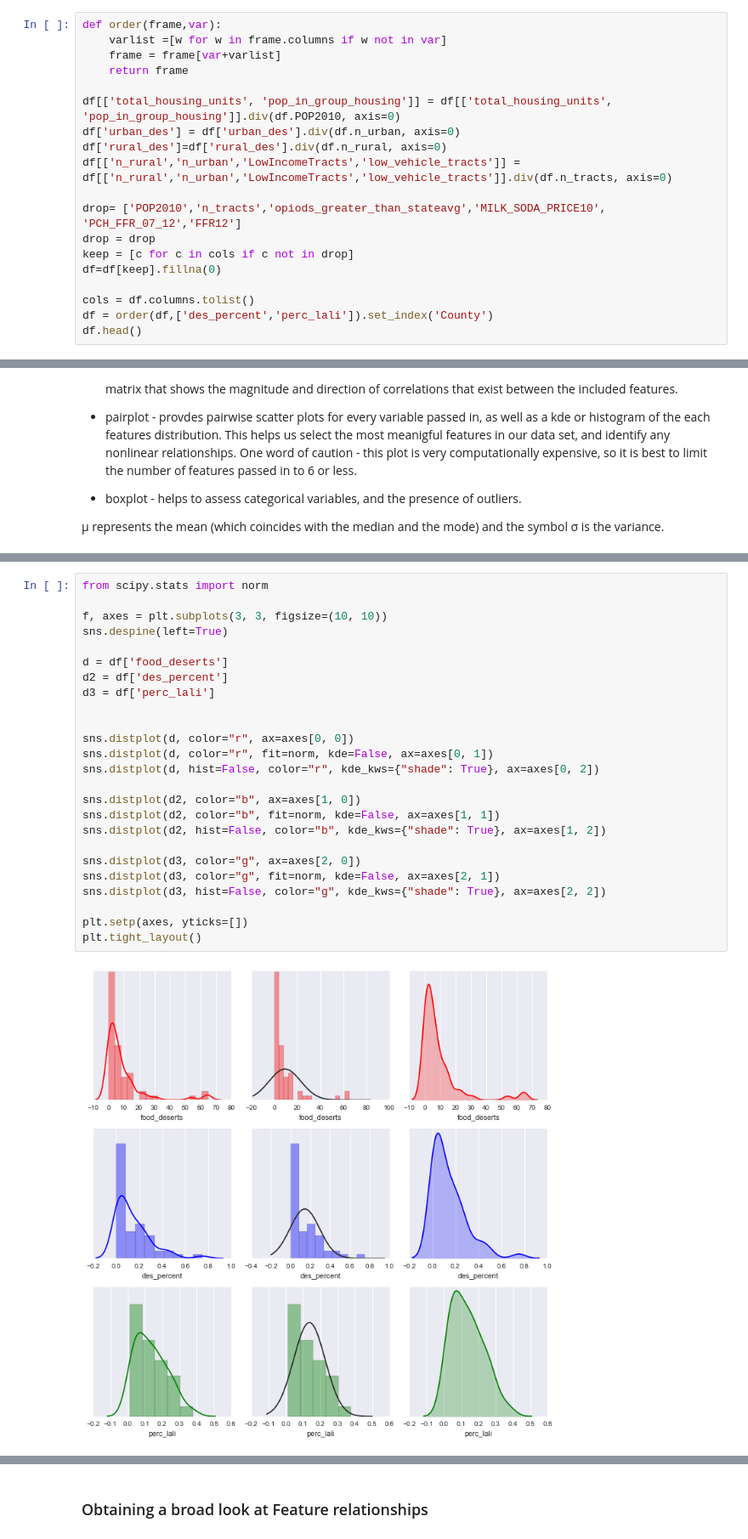
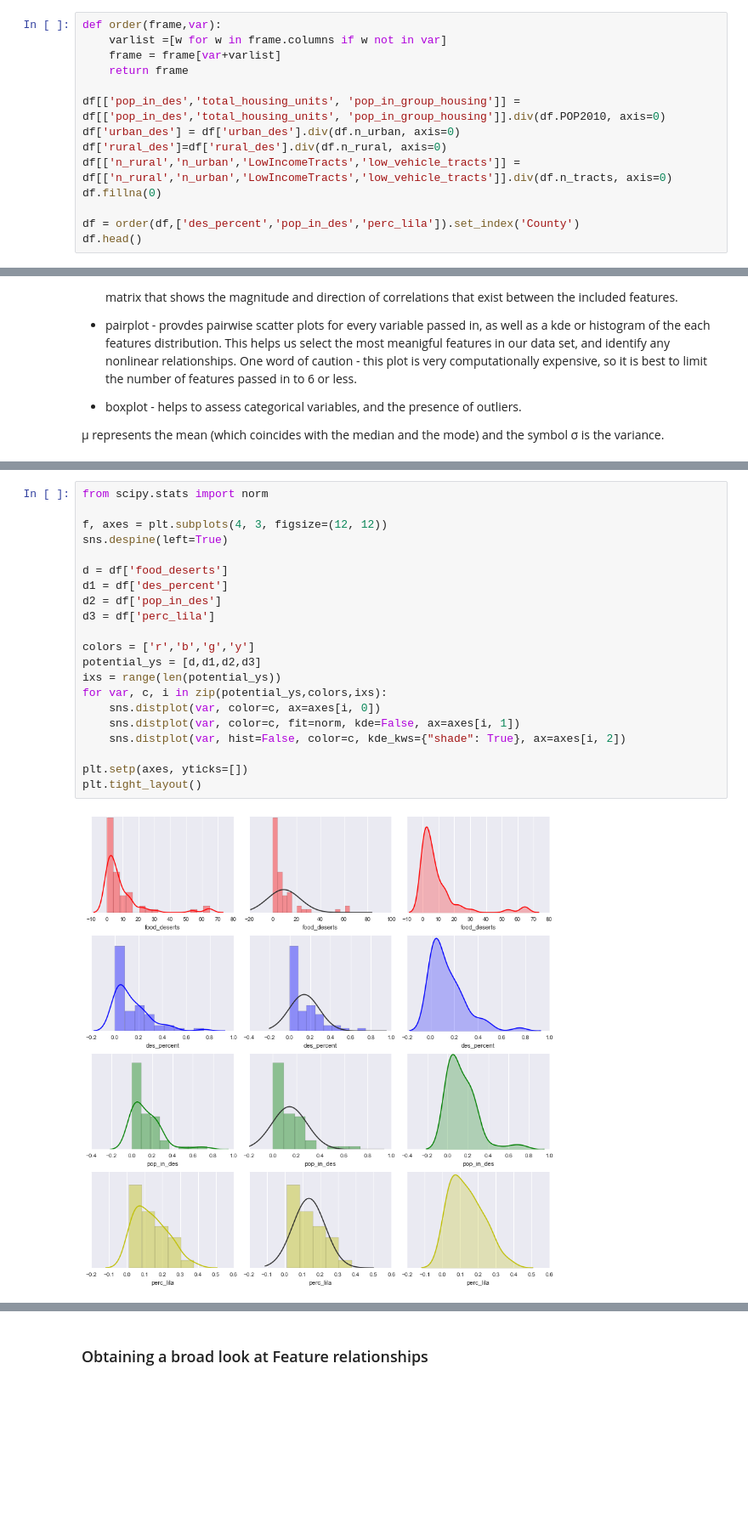
Before and after one commit to JamesSkane/desert_workspace, a Jupyter notebook: Single_predictor_lin_reg.ipynb, the cells around one changed output, grey strips where cells are left out. Shown at 85% size. Cells and saved outputs as stored; diff of their text form; blank space fills up the shorter version.

```diff
--- a/Single_predictor_lin_reg.ipynb
+++ b/Single_predictor_lin_reg.ipynb
@@ -55,17 +45,12 @@ def order(frame,var):
     frame = frame[var+varlist]
     return frame
 
-df[['total_housing_units', 'pop_in_group_housing']] = df[['total_housing_units', 'pop_in_group_housing']].div(df.POP2010, axis=0)
+df[['pop_in_des','total_housing_units', 'pop_in_group_housing']] = df[['pop_in_des','total_housing_units', 'pop_in_group_housing']].div(df.POP2010, axis=0)
 df['urban_des'] = df['urban_des'].div(df.n_urban, axis=0)
 df['rural_des']=df['rural_des'].div(df.n_rural, axis=0)
 df[['n_rural','n_urban','LowIncomeTracts','low_vehicle_tracts']] = df[['n_rural','n_urban','LowIncomeTracts','low_vehicle_tracts']].div(df.n_tracts, axis=0)
+df.fillna(0)
 
-drop= ['POP2010','n_tracts','opiods_greater_than_stateavg','MILK_SODA_PRICE10', 'PCH_FFR_07_12','FFR12']
-drop = drop
-keep = [c for c in cols if c not in drop]
-df=df[keep].fillna(0)
-
-cols = df.columns.tolist()
-df = order(df,['des_percent','perc_lali']).set_index('County')
+df = order(df,['des_percent','pop_in_des','perc_lila']).set_index('County')
 df.head()
 # %% [output]
@@ -115,27 +105,23 @@ Before moving forward, lets refresh our memory of what our dataset looks like. T
 # %%
 from scipy.stats import norm
 
-f, axes = plt.subplots(3, 3, figsize=(10, 10))
+f, axes = plt.subplots(4, 3, figsize=(12, 12))
 sns.despine(left=True)
 
 d = df['food_deserts']
-d2 = df['des_percent']
-d3 = df['perc_lali']
+d1 = df['des_percent']
+d2 = df['pop_in_des']
+d3 = df['perc_lila']
 
-
-sns.distplot(d, color="r", ax=axes[0, 0])
-sns.distplot(d, color="r", fit=norm, kde=False, ax=axes[0, 1])
-sns.distplot(d, hist=False, color="r", kde_kws={"shade": True}, ax=axes[0, 2])
-
-sns.distplot(d2, color="b", ax=axes[1, 0])
-sns.distplot(d2, color="b", fit=norm, kde=False, ax=axes[1, 1])
-sns.distplot(d2, hist=False, color="b", kde_kws={"shade": True}, ax=axes[1, 2])
-
-sns.distplot(d3, color="g", ax=axes[2, 0])
-sns.distplot(d3, color="g", fit=norm, kde=False, ax=axes[2, 1])
-sns.distplot(d3, hist=False, color="g", kde_kws={"shade": True}, ax=axes[2, 2])
+colors = ['r','b','g','y']
+potential_ys = [d,d1,d2,d3]
+ixs = range(len(potential_ys))
+for var, c, i in zip(potential_ys,colors,ixs):
+    sns.distplot(var, color=c, ax=axes[i, 0])
+    sns.distplot(var, color=c, fit=norm, kde=False, ax=axes[i, 1])
+    sns.distplot(var, hist=False, color=c, kde_kws={"shade": True}, ax=axes[i, 2])
 
 plt.setp(axes, yticks=[])
 plt.tight_layout()
 # %% [output]
-[figure, old version]
+[figure, new version]
```
Also changed, not shown: parts of 54 cells of this notebook, 1 other file.
